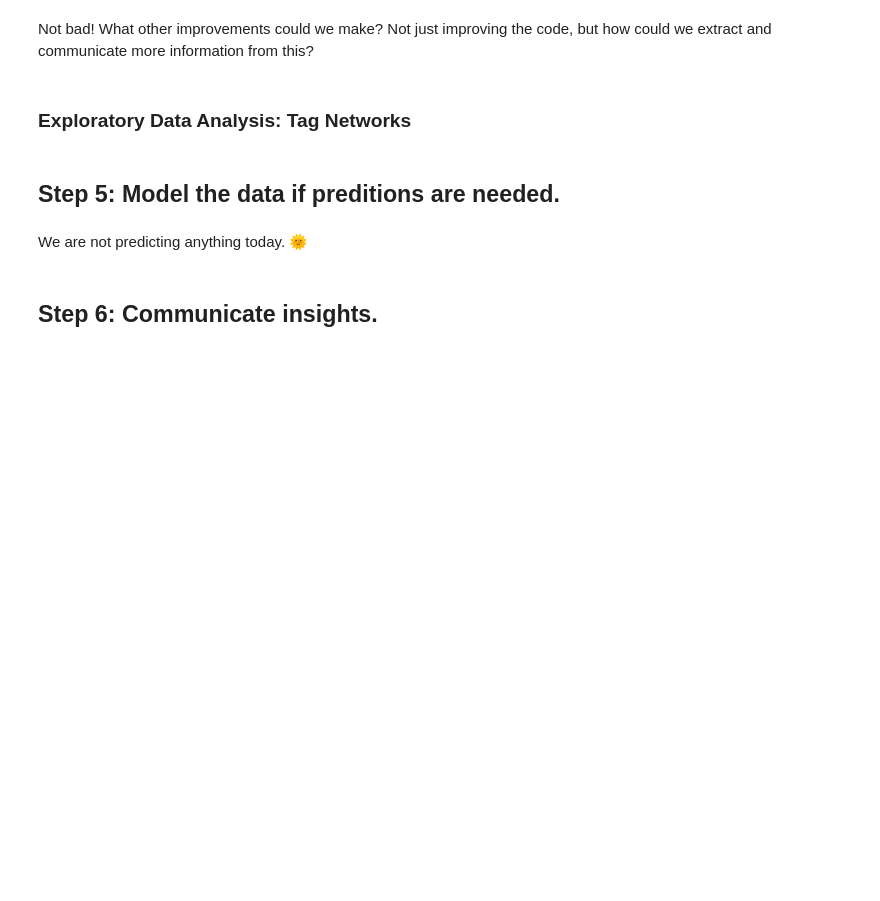
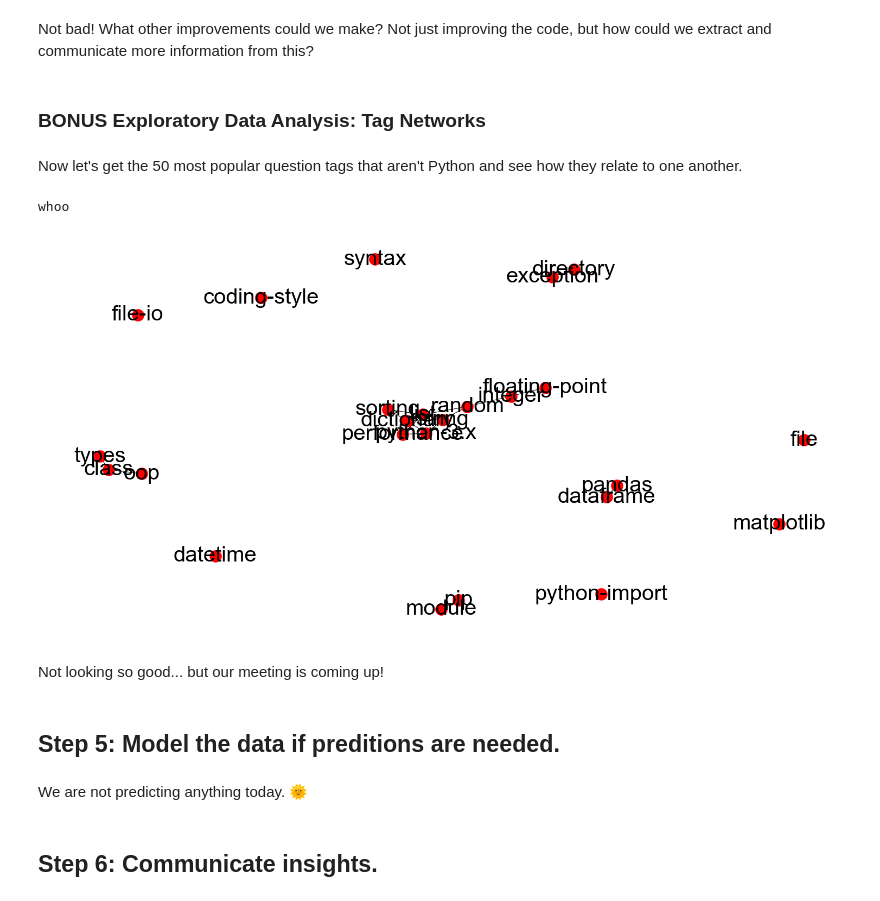
Before and after one commit to kevmo/PYTN, a Jupyter notebook: nbs/PYTN.ipynb, the cells around one changed output. Cells and saved outputs as stored; diff of their text form; code cells hidden in the pictures; blank space fills up the shorter version.

```diff
--- a/nbs/PYTN.ipynb
+++ b/nbs/PYTN.ipynb
@@ -104,9 +105,6 @@ for i in page_range:
 Let's write some supporting functions for this loop first:
 # %%
 def get_question_info_from_summary(summary_div):
-    """
-        :summary_div: A BS4 Tag Object
-    """
     qid = summary_div['id'].split("-")[2]
     text = summary_div.find('a', class_="question-hyperlink").text
     tags = [tag.text for tag in summary_div.find_all('a', class_="post-tag")]
@@ -121,19 +119,16 @@ def get_question_info_from_summary(summary_div):
 
 
 def extract_question_objects(relative_html_path):
-    """
-        :relative_html_path: file to read and parse for stack overflow questions
-    """
     questions_objects = []
+
     with open(relative_html_path, 'r') as f:
+        soup = BeautifulSoup(f.read(), 'html.parser')
 
-        soup = BeautifulSoup(f.read(), 'html.parser')
-        question_divs = soup.find_all("div", class_="question-summary")
+    question_divs = soup.find_all("div", class_="question-summary")
 
-        for question in question_divs:
-                q_info = get_question_info_from_summary(question)
-                questions_objects.append(q_info)
-
+    for question in question_divs:
+            q_info = get_question_info_from_summary(question)
+            questions_objects.append(q_info)
 
     return questions_objects
 # %% [markdown]
@@ -350,32 +400,67 @@ plt.show()
 # %% [markdown]
 Not bad!  What other improvements could we make?  Not just improving the code, but how could we extract and communicate more information from this?
 # %% [markdown]
-### Exploratory Data Analysis: Tag Networks
+### BONUS Exploratory Data Analysis: Tag Networks
+# %% [markdown]
+Now let's get the 50 most popular question tags that aren't Python and see how they relate to one another.
 # %%
 import networkx as nx
 
 G = nx.Graph()
 
+
+# Get the 50 most popular tags to use as a filter
+
+all_tags = []
+
+row_tags = [row.tags for i, row in df.iterrows()]
+
+for tags in row_tags:
+    for tag in tags:
+        if tag != 'python':
+            all_tags.append(tag)
+
+top_25_tuples = Counter(all_tags).most_common(25)
+
+top_25 = []
+for tag, count in top_25_tuples:
+    top_25.append(tag)
+
+top_25
+
+if 'list' in top_25:
+    print('whoo')
+
+
+# # # # # # # #
+
 import itertools
 
-# slice off the Python in each one of these
+# # slice off the Python in each one of these
 tags = [row.tags[1:] for i, row in df.iterrows()]
 
 x = 0
 
 for question_tags in tags:
-
-    if x < 100:
-        for tag in question_tags:
+    for tag in question_tags:
+        if tag in top_25:
             G.add_node(tag)
 
-        for tag1, tag2 in itertools.combinations(question_tags, 2):
-            if 'list' in (tag1, tag2):
-                G.add_edge(tag1, tag2)
+    for tag1, tag2 in itertools.combinations(question_tags, 2):
+        if tag1 not in top_25 or tag2 not in top_25:
+            break
+        else:
+            G.add_edge(tag1, tag2)
 
-        x = x + 1
+    x = x + 1
 
-nx.draw(G, with_labels=True)
+plt.figure(figsize=(20,10))
+nx.draw(G, with_labels=True, font_size=40, node_size=500, scale=4)
+# %% [output]
+whoo
+[figure, added]
+# %% [markdown]
+Not looking so good... but our meeting is coming up!
 # %% [markdown]
 ## Step 5: Model the data if preditions are needed.
 # %% [markdown]
```
Also changed, not shown: parts of 27 cells of this notebook, 5 other files.
